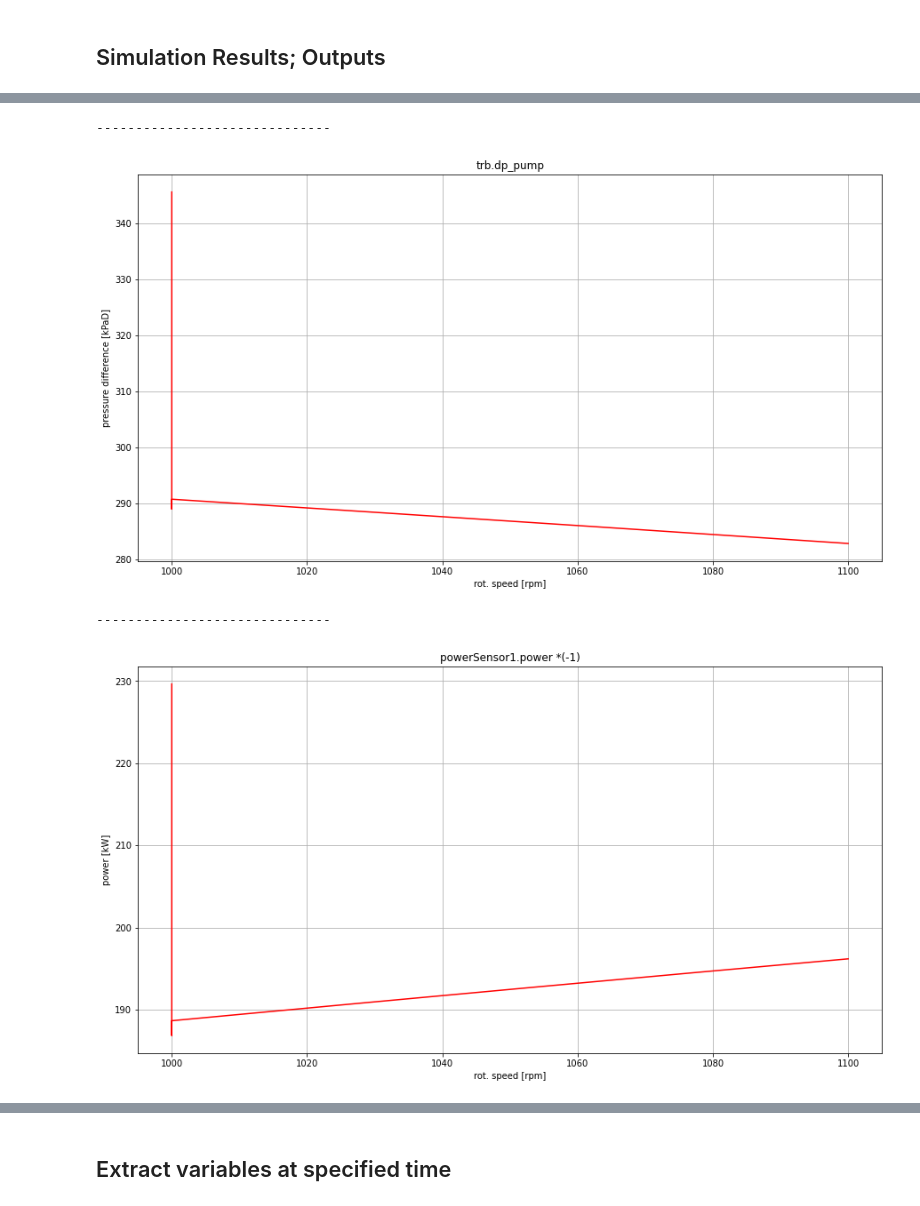
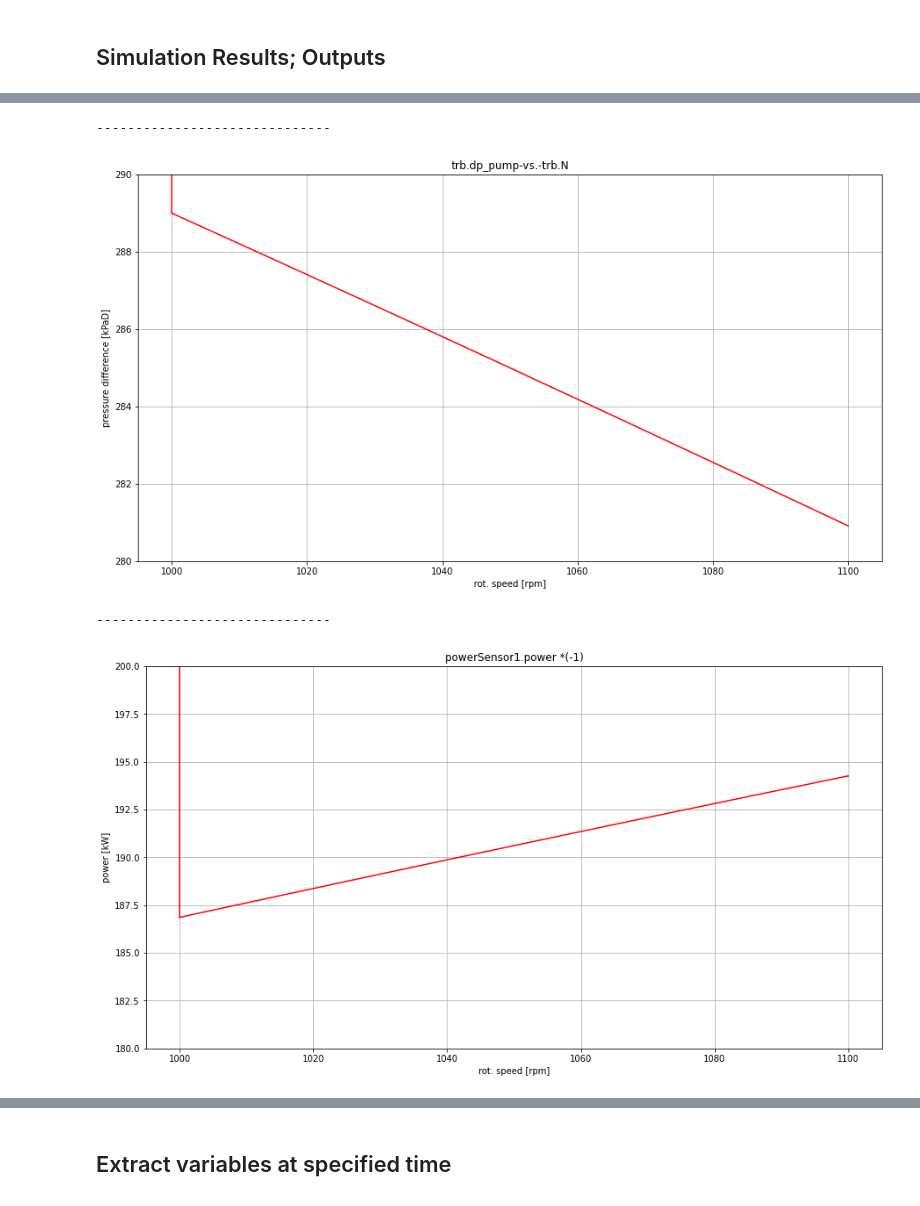
Before and after one commit to zeta-plusplus/ipynbs4OMPython, a Jupyter notebook: WalkingInWorldOfThermoFluid/Trivial.HydroTurbine_byPump_ex02_rev001.ipynb, the cells around one changed output, grey strips where cells are left out. Saved outputs shown, nothing was run; the diff lists cells and outputs as text; code cells hidden in the pictures.

```diff
--- a/WalkingInWorldOfThermoFluid/Trivial.HydroTurbine_byPump_ex02_rev001.ipynb
+++ b/WalkingInWorldOfThermoFluid/Trivial.HydroTurbine_byPump_ex02_rev001.ipynb
@@ -425,10 +425,10 @@ param2change=[
 ]
 value2set=[
     -0.5, 10,
-    50.0, 30,
-    100.0, 50,
+    0.0, 30,
+    100.0, 30,
 ]
-stopTime=80.0
+stopTime=60.0
 
 #****************************************
 #    User must NOT edit code below
@@ -823,0 +844,16 @@ print('------------------------------')
+# %%
+i_df=1
+varName="trb.shaft.tau"
+ylabel='Torque [kN*m]'
+
+time= df[i_df].loc[:,'time']
+var= df[i_df].loc[:,varName]*(-1)/1000.0
+
+fig.append(plt.figure(figsize=(15,8)))
+plt.xlabel('time [s]')
+plt.ylabel(ylabel)
+plt.title(varName + ' *(-1)')
+plt.plot(time, var, color='red')
+
+plt.grid()
+print('------------------------------')
@@ -985,6 +1026,7 @@ print('------------------------------')
 i_df=1
 xlabel='rot. speed [rpm]'
 ylabel='pressure difference [kPaD]'
+title='trb.dp_pump-vs.-trb.N'
 
 varName="trb.N"
 var1= df[i_df].loc[:,varName]
@@ -995,36 +1037,37 @@ var2= df[i_df].loc[:,varName]/1000.0
 fig.append(plt.figure(figsize=(15,8)))
 plt.xlabel(xlabel)
 plt.ylabel(ylabel)
-plt.title(varName)
+plt.title(title)
 plt.plot(var1, var2, color='red')
-
+plt.ylim(280, 290)
 plt.grid()
 print('------------------------------')
 # %% [output]
 ------------------------------
-[figure, old version]
+[figure, new version]
 # %%
 i_df=1
 xlabel='rot. speed [rpm]'
 ylabel='power [kW]'
+title=''
 
 varName="trb.N"
 var1= df[i_df].loc[:,varName]
 
 varName="powerSensor1.power"
 var2= df[i_df].loc[:,varName]/(-1.0*1000.0)
 
 fig.append(plt.figure(figsize=(15,8)))
 plt.xlabel(xlabel)
 plt.ylabel(ylabel)
 plt.title(varName + ' *(-1)')
 plt.plot(var1, var2, color='red')
-
+plt.ylim(180, 200)
 plt.grid()
 print('------------------------------')
 # %% [output]
 ------------------------------
-[figure, old version]
+[figure, new version]
 # %%
 i_df=1
 xlabel='rot. speed [rpm]'
```
Also changed, not shown: parts of 18 cells of this notebook.
